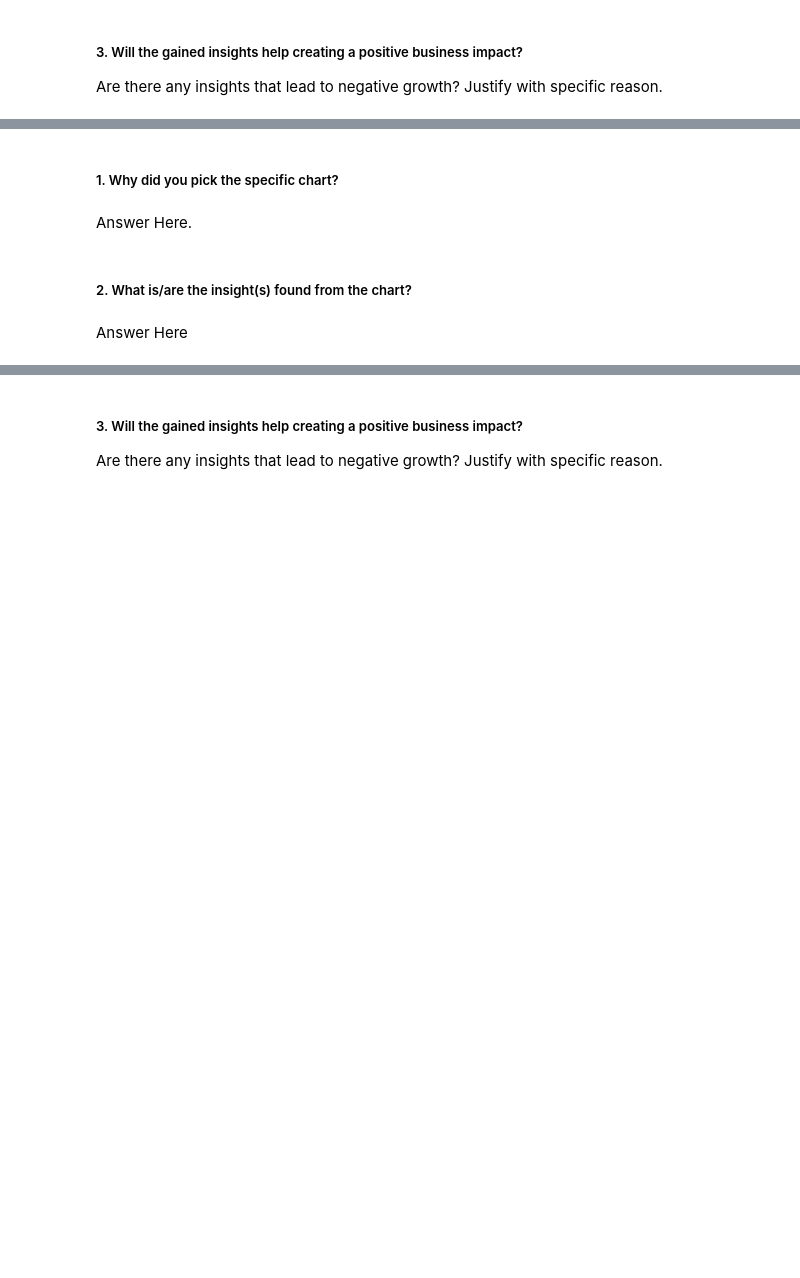
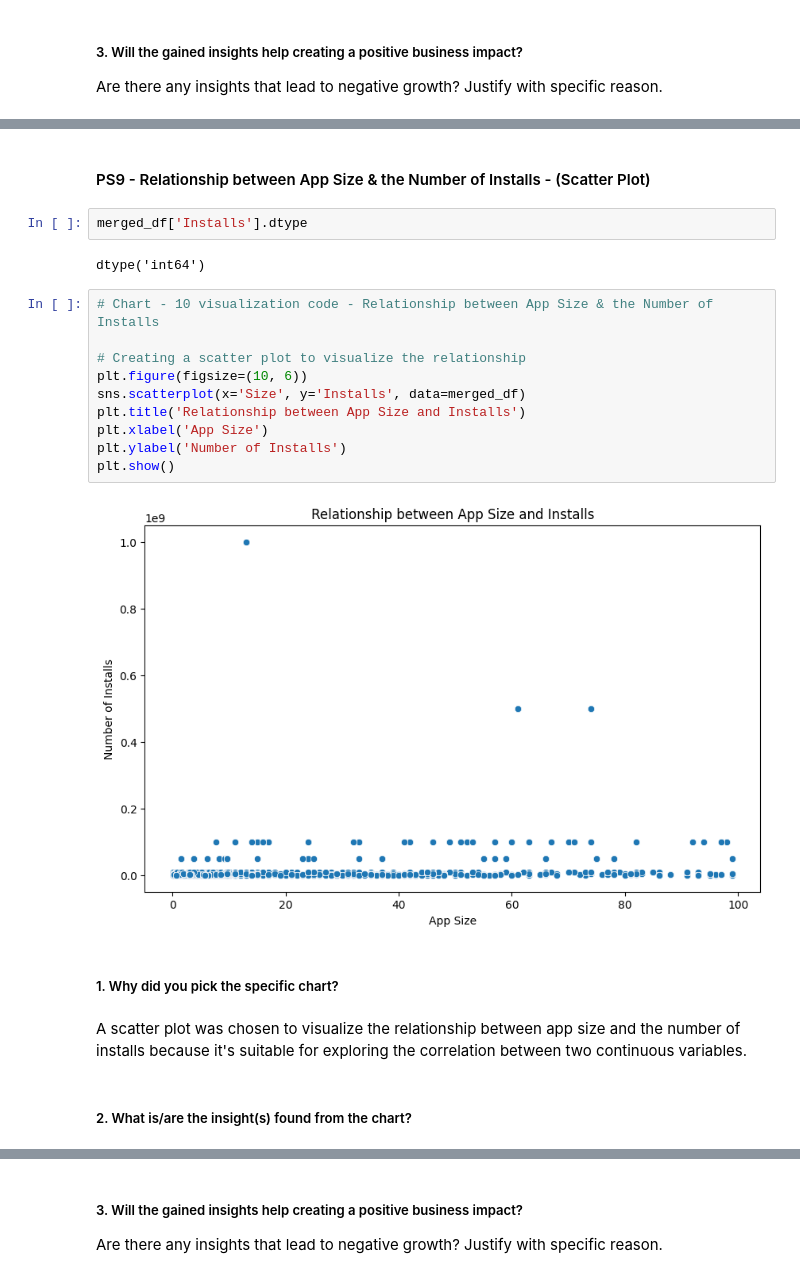
Before and after one commit to Himanshu-Bytes/Play-Store-App-Review-Analysis, a Jupyter notebook: Play_Store_App_Review_Analysis_EDA_Project.ipynb, the cells around one changed output, grey strips where cells are left out. Drawn from its saved outputs; the diff is of its cells as text; blank space fills up the shorter version.

```diff
--- a/Play_Store_App_Review_Analysis_EDA_Project.ipynb
+++ b/Play_Store_App_Review_Analysis_EDA_Project.ipynb
@@ -724,8 +761,24 @@ Answer Here
+# %% [markdown]
+#### PS9 - Relationship between App Size & the Number of Installs - (Scatter Plot)
+# %%
+merged_df['Installs'].dtype
+# %% [output]
+dtype('int64')
+# %%
+# Chart - 10 visualization code - Relationship between App Size & the Number of Installs
+
+# Creating a scatter plot to visualize the relationship
+plt.figure(figsize=(10, 6))
+sns.scatterplot(x='Size', y='Installs', data=merged_df)
+plt.title('Relationship between App Size and Installs')
+plt.xlabel('App Size')
+plt.ylabel('Number of Installs')
+plt.show()
+# %% [output]
+[figure, added]
 # %% [markdown]
 ##### 1. Why did you pick the specific chart?
-# %% [markdown]
-Answer Here.
+# %% [markdown]
+A scatter plot was chosen to visualize the relationship between app size and the number of installs because it's suitable for exploring the correlation between two continuous variables.
 # %% [markdown]
 ##### 2. What is/are the insight(s) found from the chart?
-# %% [markdown]
-Answer Here
```
Also changed, not shown: parts of 48 cells of this notebook.
